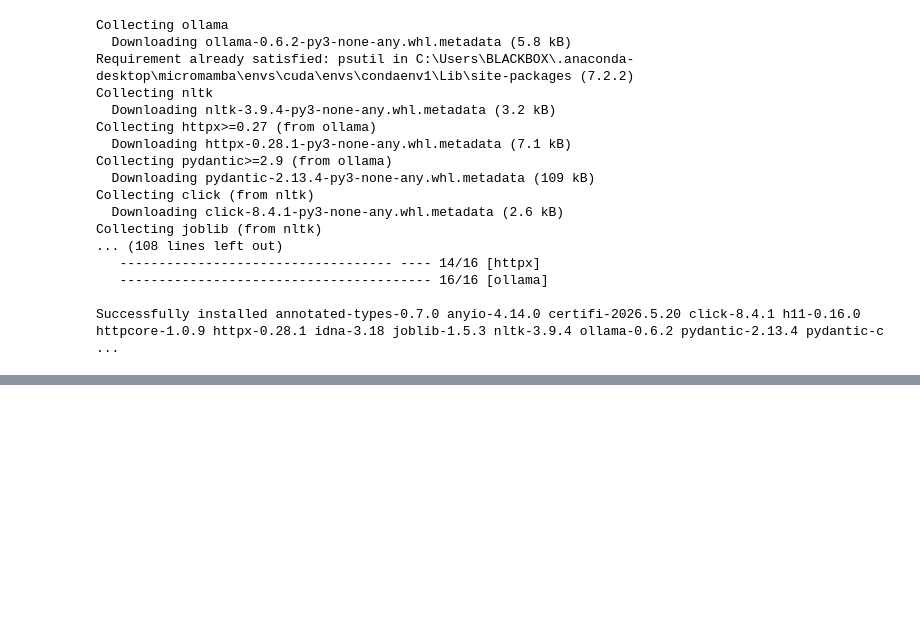
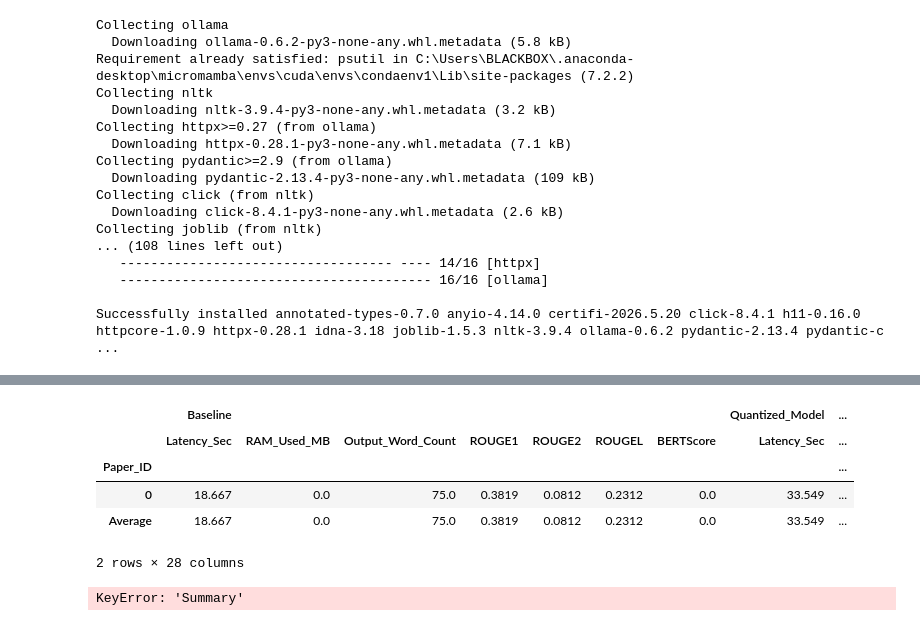
Before and after one commit to Selani00/SLM-Optimization, a Jupyter notebook: experiment.ipynb, the cells around one changed output, grey strips where cells are left out. Cells and saved outputs as stored; diff of their text form; code cells hidden in the pictures; blank space fills up the shorter version.

```diff
--- a/experiment.ipynb
+++ b/experiment.ipynb
@@ -208,56 +225,73 @@ NameError: name 'summary_column' is not defined
 # 5. CONVERT THE LOGGED METRICS INTO A DATAFRAME
 results_df = pd.DataFrame(results)
 
-# Rearrange the table so each Paper_ID is one row
+# Pivot all dependent numeric variables under test
 pivot_df = results_df.pivot(
     index='Paper_ID',
     columns='Pipeline',
-    values=['Latency_Sec', 'RAM_Used_MB', 'Output_Word_Count']
+    values=['Latency_Sec', 'RAM_Used_MB', 'Output_Word_Count', 'ROUGE1', 'ROUGE2', 'ROUGEL', 'BERTScore']
 )
 
-# Make Pipeline the top-level column and metrics the second-level column
+# Swap structural levels so Pipeline is on top
 pivot_df = pivot_df.swaplevel(0, 1, axis=1)
 
 pipeline_order = [
     "Baseline",
     "Quantized_Model",
     "Prompt_Compression",
     "Quantized_Prompt_Compression"
 ]
 
 metric_order = [
     "Latency_Sec",
     "RAM_Used_MB",
     "Output_Word_Count",
-    "ROUGE1":"mean",
-    "ROUGE2":"mean",
-    "ROUGEL":"mean",
-    "BERTScore":"mean"
+    "ROUGE1",
+    "ROUGE2",
+    "ROUGEL",
+    "BERTScore"
 ]
 
+# Reindex layout structure cleanly
 pivot_df = pivot_df.reindex(
     columns=pd.MultiIndex.from_product([pipeline_order, metric_order])
 )
 
-# Calculate average for all numeric columns
+# Calculate averages for performance columns
 average_row = pivot_df.mean()
-
-# Add it as the last row
 pivot_df.loc["Average"] = average_row
 
-
-# Save to CSV
+# Export the clean matrix straight to file
 pivot_df.to_csv("llm_optimization_results.csv")
 
-# Display first few rows
-print(pivot_df.head())
+# Display results
+pivot_df.head()
+# %% [output]
+|  | Baseline |  |  |  |  |  |  | Quantized_Model | ... |
+|  | Latency_Sec | RAM_Used_MB | Output_Word_Count | ROUGE1 | ROUGE2 | ROUGEL | BERTScore | Latency_Sec | ... |
+| Paper_ID |  |  |  |  |  |  |  |  | ... |
+| 0 | 18.667 | 0.0 | 75.0 | 0.3819 | 0.0812 | 0.2312 | 0.0 | 33.549 | ... |
+| Average | 18.667 | 0.0 | 75.0 | 0.3819 | 0.0812 | 0.2312 | 0.0 | 33.549 | ... |
+2 rows × 28 columns
 # %%
+# 4th Cell: Extract and clean generated text outputs
 summary_df = results_df.pivot(
     index="Paper_ID",
     columns="Pipeline",
     values="Summary"
 )
 
+# Optional clean-up: Replace any error messages with a blank string or "Inference Error"
+# so your final appendix table looks highly professional
+for col in summary_df.columns:
+    summary_df[col] = summary_df[col].apply(lambda x: "Inference Error" if "Error during inference:" in str(x) else x)
+
+# Display a preview of the text summaries inside your notebook
+print("Generated Summaries Preview:")
 print(summary_df.head())
 
-summary_df.to_csv("summaries.csv")
+# Save the text summaries matrix to a separate CSV
+summary_df.to_csv("llm_generated_summaries.csv")
+print("\nText output matrix saved cleanly to 'llm_generated_summaries.csv'.")
+# %% [output]
+KeyError: 'Summary'
```
Also changed, not shown: parts of 4 cells of this notebook, 1 other file.
